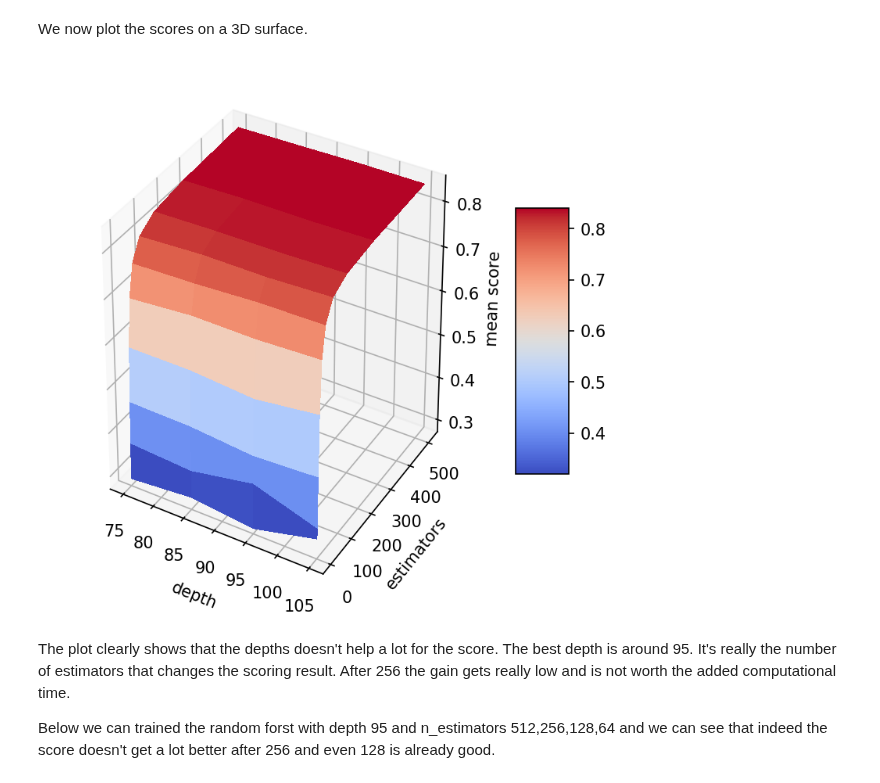
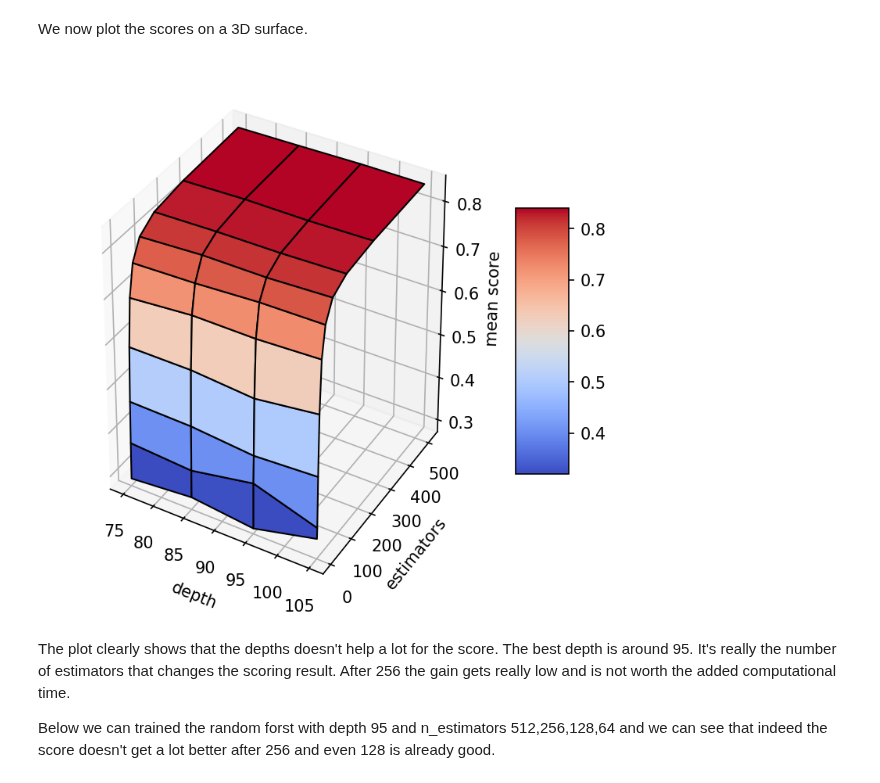
Before and after one commit to m-yaghini/ada17, a Jupyter notebook: 04 - Applied ML/Homework4Ex2LW.ipynb, the cells around one changed output. Drawn from its saved outputs; the diff is of its cells as text; code cells hidden in the pictures.

Commit message:
add grid to 3D surface

```diff
--- a/04 - Applied ML/Homework4Ex2LW.ipynb
+++ b/04 - Applied ML/Homework4Ex2LW.ipynb
@@ -86,19 +86,18 @@ scores = results['mean_test_score'].reshape(4,-1)
 # %%
 fig = plt.figure(figsize=(6,6), dpi=150)
 ax = fig.add_subplot(111, projection='3d')
 
-surf = ax.plot_surface(depths, trees, scores, cmap=cm.coolwarm,
-                       linewidth=0, antialiased=False)
+surf = ax.plot_surface(depths, trees, scores, cmap=cm.coolwarm, linewidth=1, edgecolors='black')
 
 ax.set_xlabel('depth')
 ax.set_ylabel('estimators')
 ax.set_zlabel('mean score')
 
 fig.colorbar(surf, shrink=0.5, aspect=5)
 
 plt.show()
 # %% [output]
-[figure, old version]
+[figure, new version]
 # %% [markdown]
 The plot clearly shows that the depths doesn't help a lot for the score. The best depth is around 95.
 It's really the number of estimators that changes the scoring result. After 256 the gain gets really low and is not worth the added computational time.
```
